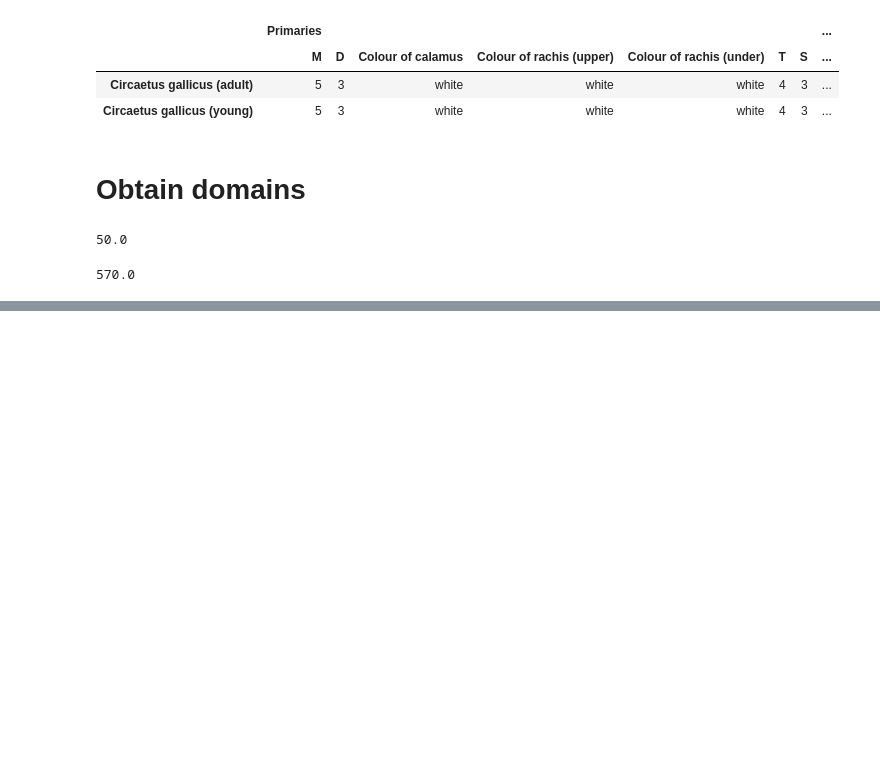
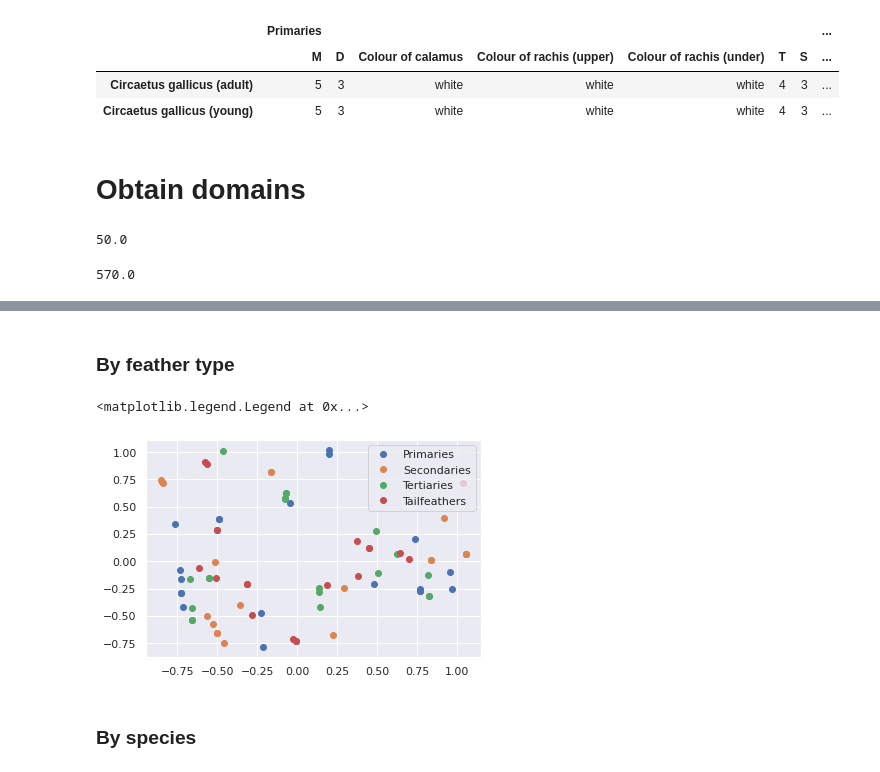
Before and after one commit to Maciej-GBS/SBC, a Jupyter notebook: knowledge/data-analysis.ipynb, the cells around one changed output, grey strips where cells are left out. Cells and saved outputs as stored; diff of their text form; code cells hidden in the pictures; blank space fills up the shorter version.

Commit message:
Data visualization

```diff
--- a/knowledge/data-analysis.ipynb
+++ b/knowledge/data-analysis.ipynb
@@ -392,0 +395,5 @@ values_t.to_csv('domains.csv', index=False)
+# %%
+df_num = df_t.loc[:,pd.IndexSlice[:,['M','D','T','S','MAX','MIN']]]
+df_num = df_num.astype(np.float)
+# %%
+df_num = df_num.dropna(how='any')
@@ -392,0 +421,2 @@ values_t.to_csv('domains.csv', index=False)
+# %% [markdown]
+### By feather type
@@ -392,0 +426,18 @@ values_t.to_csv('domains.csv', index=False)
+# %%
+scaler = MinMaxScaler()
+arr_scaled = scaler.fit_transform(df_num)
+# %%
+arr = np.zeros((arr_scaled.shape[0], 8))
+for i in range(0,4):
+    pca = PCA(2)
+    arr[:,i*2:(i+1)*2] = pca.fit_transform(arr_scaled[:,i*6:(i+1)*6])
+# %%
+lbls = {0:'Primaries', 2:'Secondaries', 4:'Tertiaries', 6:'Tailfeathers'}
+for i in range(0,8,2):
+    plt.plot(arr[:,i], arr[:,i+1], 'o', label=lbls[i])
+plt.legend()
+# %% [output]
+<matplotlib.legend.Legend at 0x...>
+[figure, added]
+# %% [markdown]
+### By species
```
Also changed, not shown: parts of 9 cells of this notebook, 4 other files.
